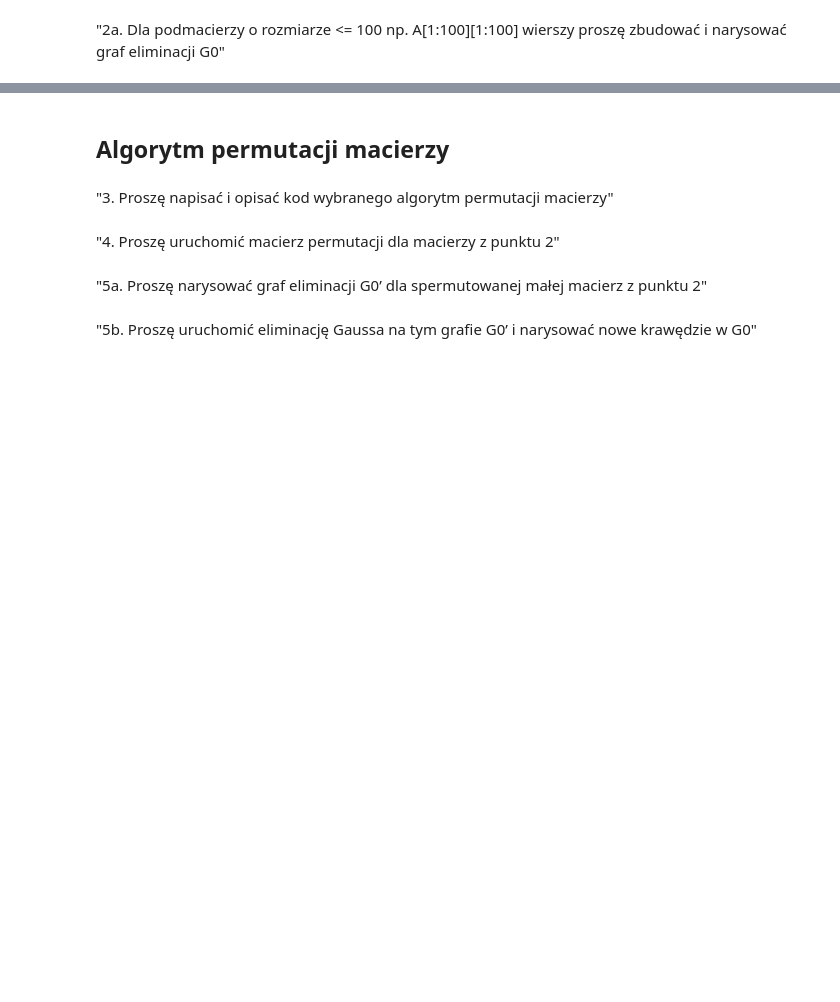
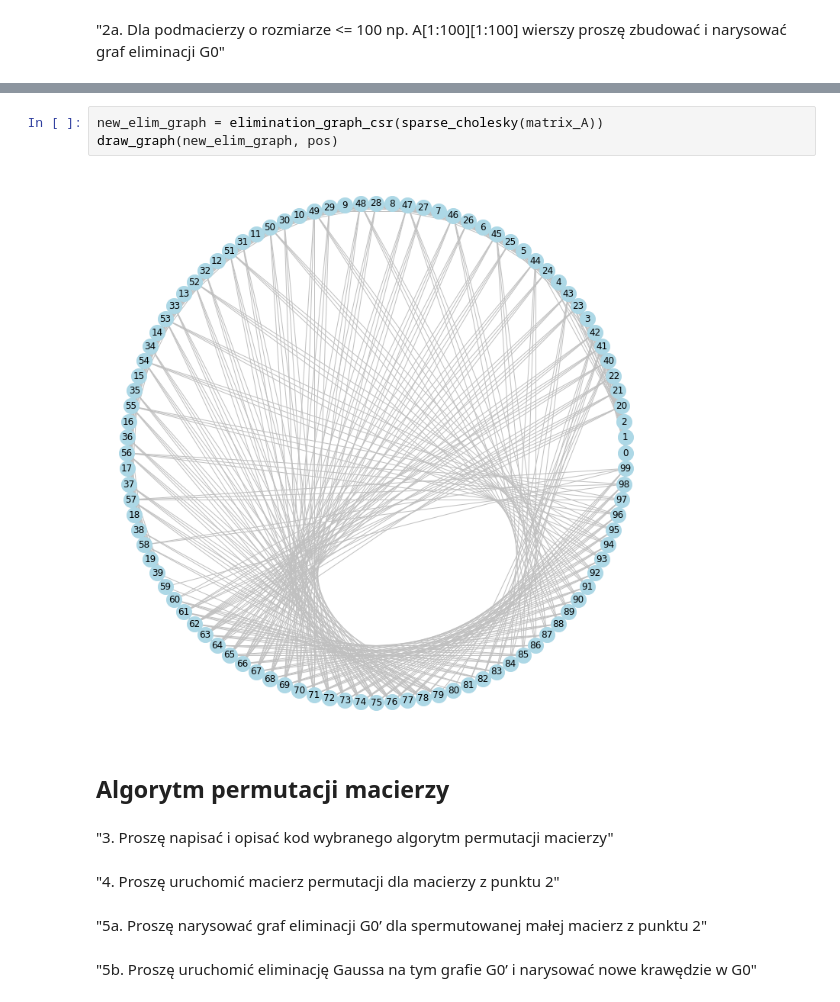
Before and after one commit to mhawryluk/matrix-algorithms, a Jupyter notebook: lab5/lab5.ipynb, the cells around one changed output, grey strips where cells are left out. Drawn from its saved outputs; the diff is of its cells as text; blank space fills up the shorter version.

```diff
--- a/lab5/lab5.ipynb
+++ b/lab5/lab5.ipynb
@@ -42,4 +264,9 @@ zbudować i narysować graf eliminacji G0"
 krawędzie w G0"
+# %%
+new_elim_graph = elimination_graph_csr(sparse_cholesky(matrix_A))
+draw_graph(new_elim_graph, pos)
+# %% [output]
+[figure, added]
 # %% [markdown]
 ## Algorytm permutacji macierzy
 # %% [markdown]
```
Also changed, not shown: parts of 11 cells of this notebook, 1 other file.
